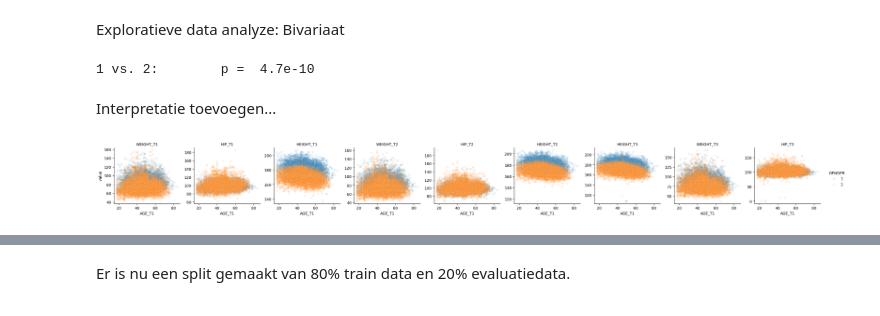
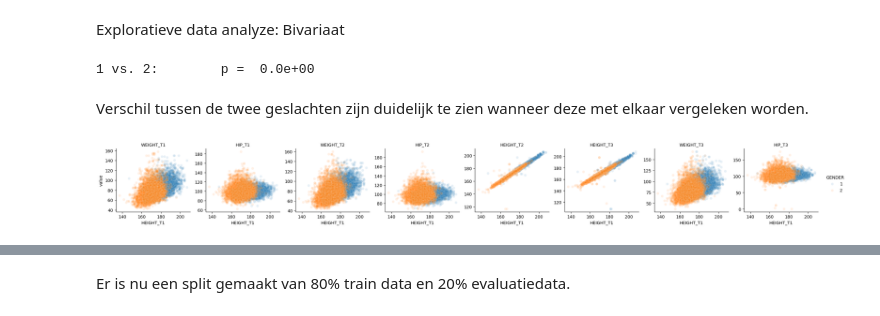
Before and after one commit to Fl-ris/Lifelines_Classifier, a Jupyter notebook: Lifelines_classifier.ipynb, the cells around one changed output, grey strips where cells are left out. Drawn from its saved outputs; the diff is of its cells as text; code cells hidden in the pictures.

```diff
--- a/Lifelines_classifier.ipynb
+++ b/Lifelines_classifier.ipynb
@@ -136,21 +182,21 @@ To-do: data filteren?
 # %% [markdown]
 Exploratieve data analyze: Bivariaat
 # %%
-grouped = lifelines_df[["GENDER", "AGE_T1"]].groupby("GENDER")
+grouped = lifelines_df[["GENDER", "HEIGHT_T1"]].groupby("GENDER")
 
 
 for label1, group1 in grouped:
     for label2, group2 in grouped:
         if label1 < label2:
-            t, p = stats.ttest_ind(group1["AGE_T1"], group2["AGE_T1"])
+            t, p = stats.ttest_ind(group1["GENDER"], group2["HEIGHT_T1"])
             print(f"{label1} vs. {label2}:\t{p = :8.1e}")
 # %% [output]
-1 vs. 2:        p =  4.7e-10
+1 vs. 2:        p =  0.0e+00
-# %% [markdown]
-Interpretatie toevoegen...
+# %% [markdown]
+Verschil tussen de twee geslachten zijn duidelijk te zien wanneer deze met elkaar vergeleken worden.
 # %%
-subdata = pd.melt(lifelines_df, id_vars=["AGE_T1", "GENDER"], value_vars=by_unit("cm"))
+subdata = pd.melt(lifelines_df, id_vars=["AGE_T1", "HEIGHT_T1", "GENDER"], value_vars=by_unit("cm"))
 g = sns.FacetGrid(subdata, col="variable", sharey=False, hue="GENDER")
-g.map_dataframe(sns.scatterplot, x="AGE_T1", y="value", alpha=0.1).set_titles(col_template="{col_name}").add_legend();
+g.map_dataframe(sns.scatterplot, x="HEIGHT_T1", y="value", alpha=0.1).set_titles(col_template="{col_name}").add_legend();
 # %% [output]
-[figure, old version]
+[figure, new version]
```
Also changed, not shown: parts of 34 cells of this notebook.
